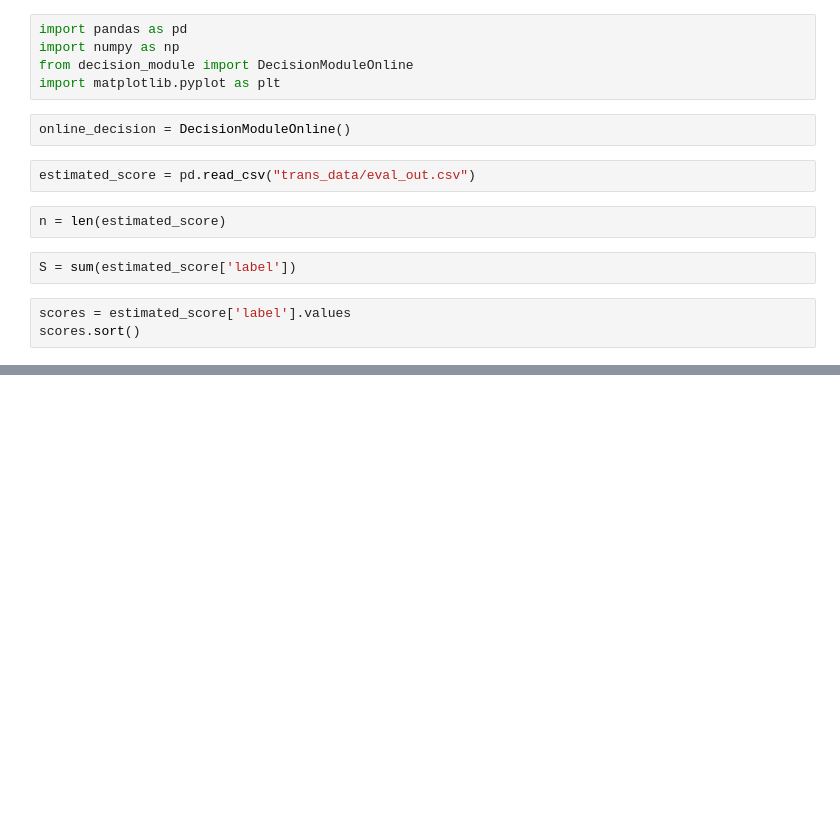
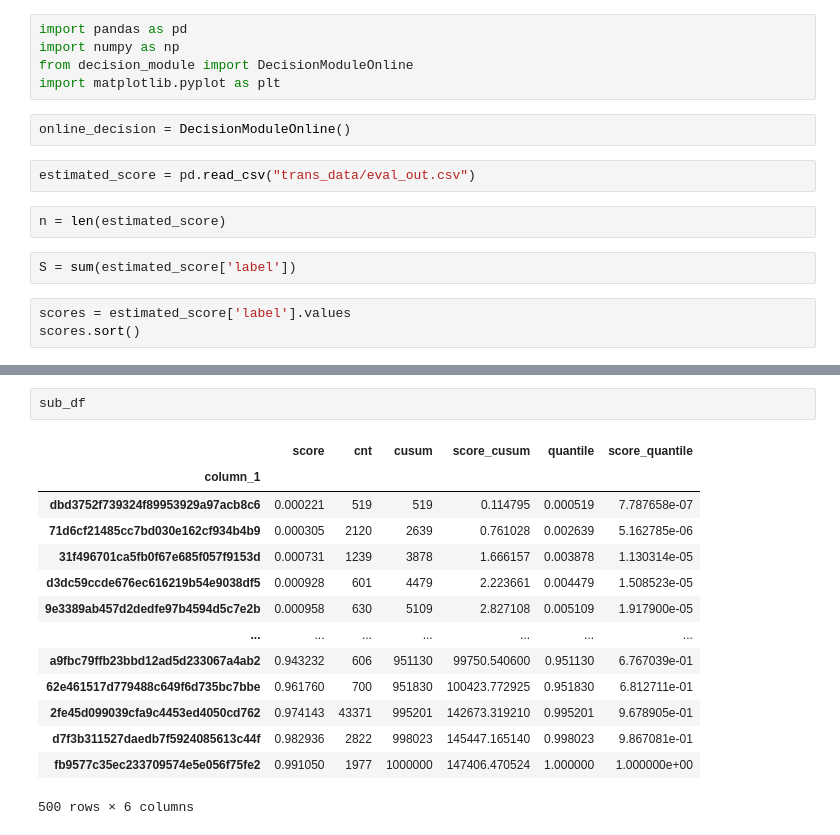
Before and after one commit to wxxlouisa/computation-allocation, a Jupyter notebook: test_final_performance.ipynb, the cells around one changed output, grey strips where cells are left out. Saved outputs shown, nothing was run; the diff lists cells and outputs as text; blank space fills up the shorter version.

```diff
--- a/test_final_performance.ipynb
+++ b/test_final_performance.ipynb
@@ -79,0 +176,17 @@ plt.show()
+# %%
+sub_df
+# %% [output]
+|  | score | cnt | cusum | score_cusum | quantile | score_quantile |
+| column_1 |  |  |  |  |  |  |
+| dbd3752f739324f89953929a97acb8c6 | 0.000221 | 519 | 519 | 0.114795 | 0.000519 | 7.787658e-07 |
+| 71d6cf21485cc7bd030e162cf934b4b9 | 0.000305 | 2120 | 2639 | 0.761028 | 0.002639 | 5.162785e-06 |
+| 31f496701ca5fb0f67e685f057f9153d | 0.000731 | 1239 | 3878 | 1.666157 | 0.003878 | 1.130314e-05 |
+| d3dc59ccde676ec616219b54e9038df5 | 0.000928 | 601 | 4479 | 2.223661 | 0.004479 | 1.508523e-05 |
+| 9e3389ab457d2dedfe97b4594d5c7e2b | 0.000958 | 630 | 5109 | 2.827108 | 0.005109 | 1.917900e-05 |
+| ... | ... | ... | ... | ... | ... | ... |
+| a9fbc79ffb23bbd12ad5d233067a4ab2 | 0.943232 | 606 | 951130 | 99750.540600 | 0.951130 | 6.767039e-01 |
+| 62e461517d779488c649f6d735bc7bbe | 0.961760 | 700 | 951830 | 100423.772925 | 0.951830 | 6.812711e-01 |
+| 2fe45d099039cfa9c4453ed4050cd762 | 0.974143 | 43371 | 995201 | 142673.319210 | 0.995201 | 9.678905e-01 |
+| d7f3b311527daedb7f5924085613c44f | 0.982936 | 2822 | 998023 | 145447.165140 | 0.998023 | 9.867081e-01 |
+| fb9577c35ec233709574e5e056f75fe2 | 0.991050 | 1977 | 1000000 | 147406.470524 | 1.000000 | 1.000000e+00 |
+500 rows × 6 columns
```
Also changed, not shown: parts of 14 cells of this notebook, 3 other files.
